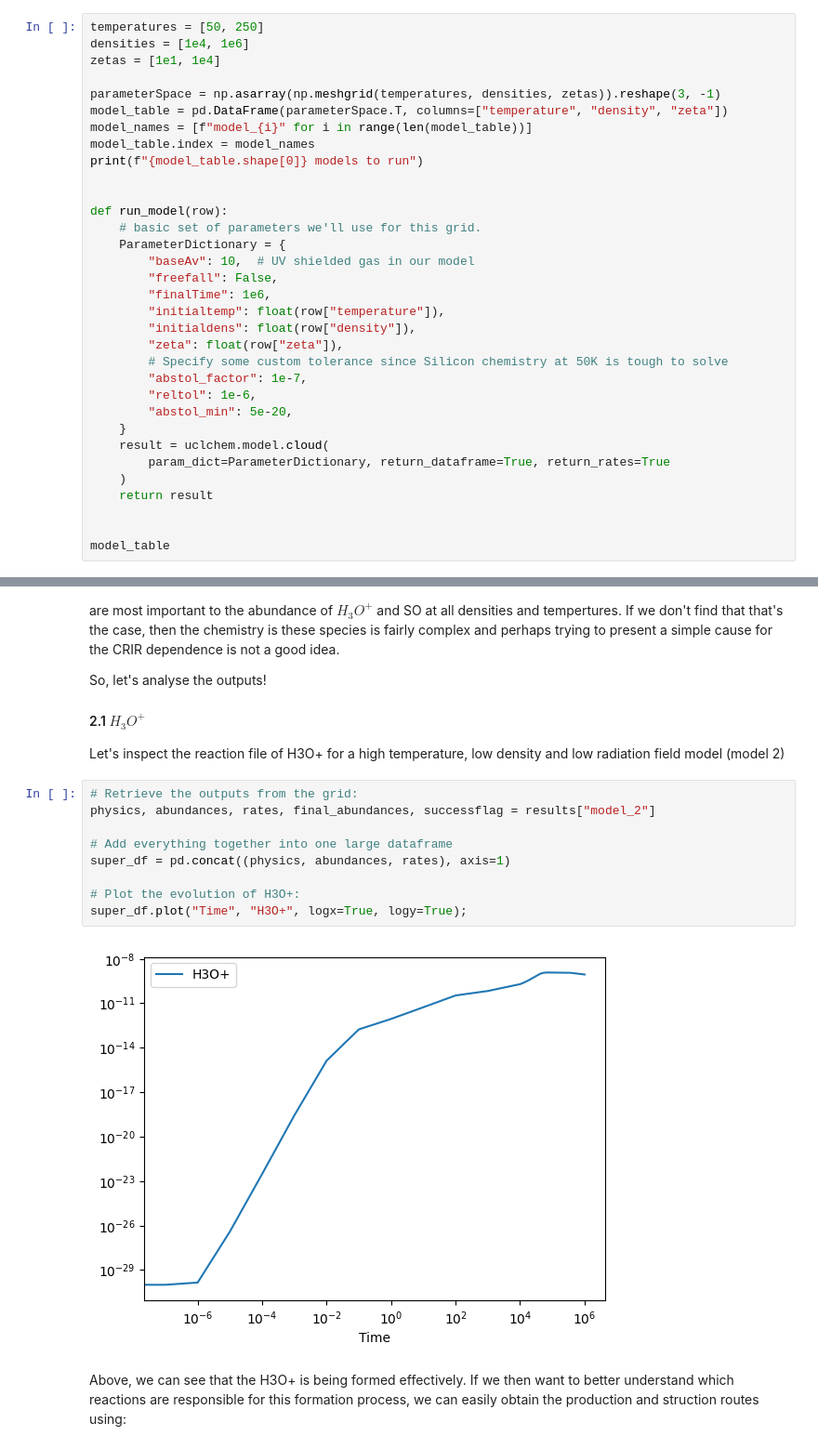
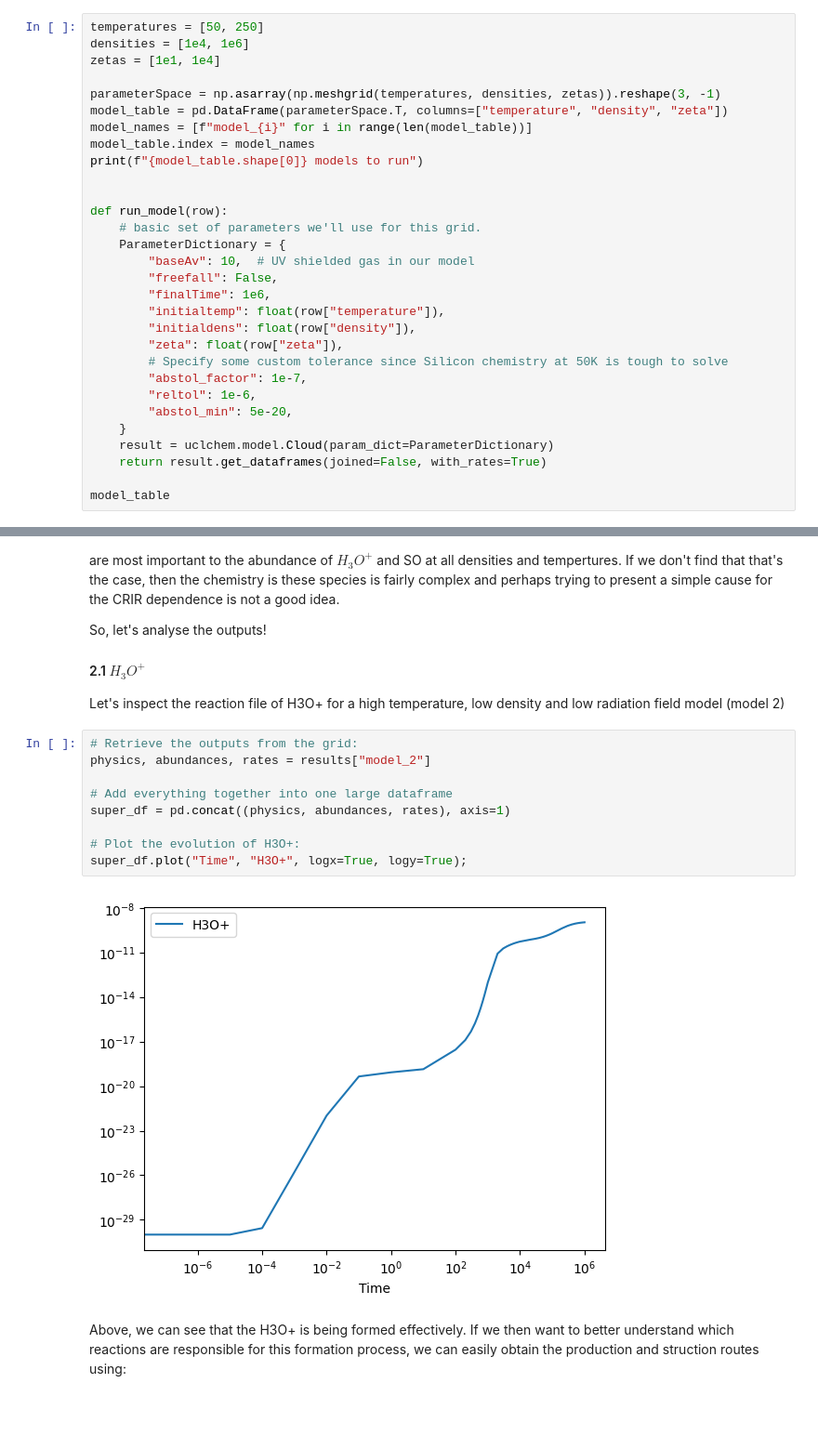
Before and after one commit to uclchem/UCLCHEM, a Jupyter notebook: notebooks/4_chemical_analysis.ipynb, the cells around one changed output, grey strips where cells are left out. Shown at 93% size. Drawn from its saved outputs; the diff is of its cells as text; blank space fills up the shorter version.

```diff
--- a/notebooks/4_chemical_analysis.ipynb
+++ b/notebooks/4_chemical_analysis.ipynb
@@ -68,11 +68,8 @@ def run_model(row):
         "reltol": 1e-6,
         "abstol_min": 5e-20,
     }
-    result = uclchem.model.cloud(
-        param_dict=ParameterDictionary, return_dataframe=True, return_rates=True
-    )
-    return result
-
+    result = uclchem.model.Cloud(param_dict=ParameterDictionary)
+    return result.get_dataframes(joined=False, with_rates=True)
 
 model_table
 # %% [output]
@@ -141,15 +138,15 @@ So, let's analyse the outputs!
 Let's inspect the reaction file of H3O+ for a high temperature, low density and low radiation field model (model 2)
 # %%
 # Retrieve the outputs from the grid:
-physics, abundances, rates, final_abundances, successflag = results["model_2"]
+physics, abundances, rates = results["model_2"]
 
 # Add everything together into one large dataframe
 super_df = pd.concat((physics, abundances, rates), axis=1)
 
 # Plot the evolution of H3O+:
 super_df.plot("Time", "H3O+", logx=True, logy=True);
 # %% [output]
-[figure, old version]
+[figure, new version]
 # %% [markdown]
 Above, we can see that the H3O+ is being formed effectively. If we then want to better understand which reactions are responsible for this formation process, we can easily obtain the production and struction routes using:
 # %%
```
Also changed, not shown: parts of 5 cells of this notebook, 2 other files.
